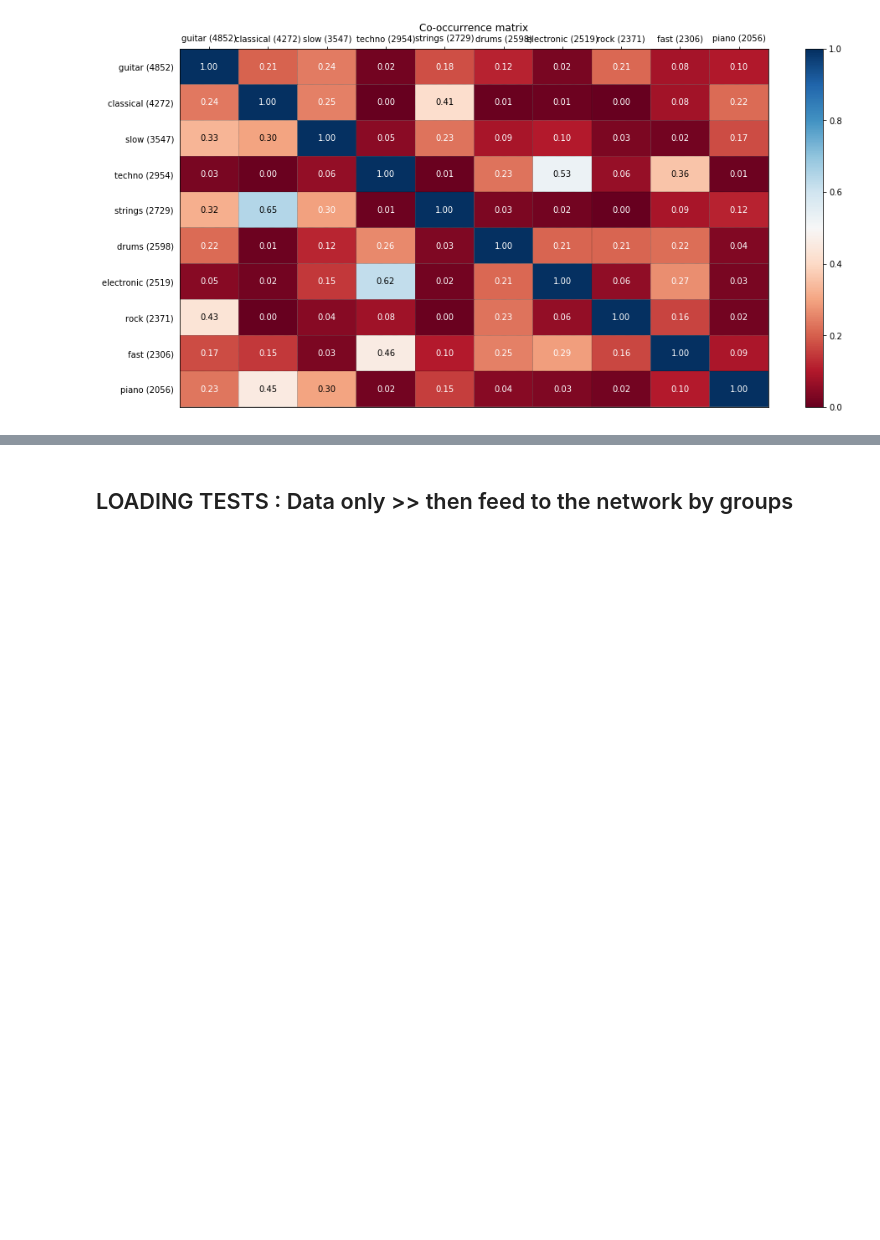
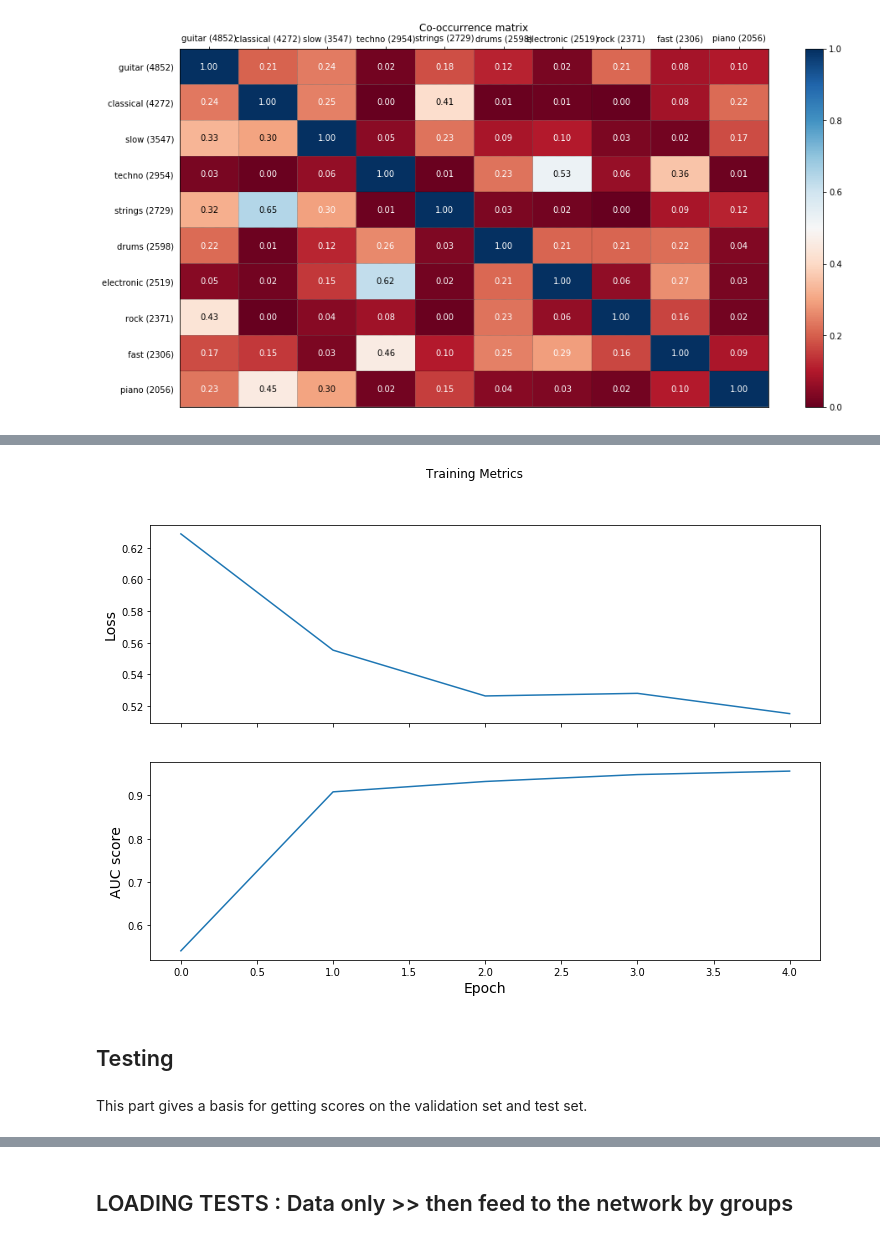
Before and after one commit to JustineWeb/pds, a Jupyter notebook: PDS.ipynb, the cells around one changed output, grey strips where cells are left out. Cells and saved outputs as stored; diff of their text form; code cells hidden in the pictures; blank space fills up the shorter version.

Commit message:
Adapting code done. Works. Left to remove some last functions at the end. Test loading whole dataset ?

```diff
--- a/PDS.ipynb
+++ b/PDS.ipynb
@@ -140,3 +139,21 @@ assert (BASIC_CONFIG['nb_labels'] == len(BASIC_CONFIG['labels_name']) ), \
 
 assert (BASIC_CONFIG['file_type'] == 'wav' or BASIC_CONFIG['file_type'] == 'mp3'), \
 "The parameter 'file_type' should be 'wav' or 'mp3'."
+# %%
+DEMO_CONFIG = {'numOutputNeurons':500,
+               'nb_chunks':9,
+               'chunk_size':51776,
+               'tr_sample_size':60,
+               'tr_batch_size':15,
+               'sample_rate':None,
+               'train_dir':'0123456789abc',
+               'test_dir':'def',
+               'te_sample_size':60,
+               'te_batch_size':15,
+               'learning_rate':0.001,
+               'epochs':5,
+               'labels_name':['piano', 'rock'],
+               'nb_labels':2,
+               'file_type':'mp3',
+               'max_checkpoints':5,
+               'checkpoint_every':2}
@@ -143 +162,3 @@ assert (BASIC_CONFIG['file_type'] == 'wav' or BASIC_CONFIG['file_type'] == 'mp3'
+# %%
+CONFIG = DEMO_CONFIG
 # %% [markdown]
@@ -181,0 +212,5 @@ label_header_with_count: ['guitar (4852)', 'classical (4272)', 'slow (3547)', 't
+# %%
+def train_basic() :
+    train_loss_results, train_auc_results, ckpt = train_and_load_restore(CONFIG, DIRECTORIES, labels)
+
+    return train_loss_results, train_auc_results, ckpt
@@ -181,0 +253,2 @@ label_header_with_count: ['guitar (4852)', 'classical (4272)', 'slow (3547)', 't
+# %%
+train_loss_results, train_auc_results, ckpt = train_basic()
@@ -181,0 +278,12 @@ label_header_with_count: ['guitar (4852)', 'classical (4272)', 'slow (3547)', 't
+# %%
+#flat = flatten_loss_auc_results(train_loss_results, train_auc_results)
+avg = average_loss_auc_results(train_loss_results, train_auc_results)
+
+#plot_auc_loss(flat[0], flat[1])
+plot_auc_loss(avg[0], avg[1])
+# %% [output]
+[figure, added]
+# %% [markdown]
+## Testing
+# %% [markdown]
+This part gives a basis for getting scores on the validation set and test set.
```
Also changed, not shown: parts of 57 cells of this notebook, 2 other files.
